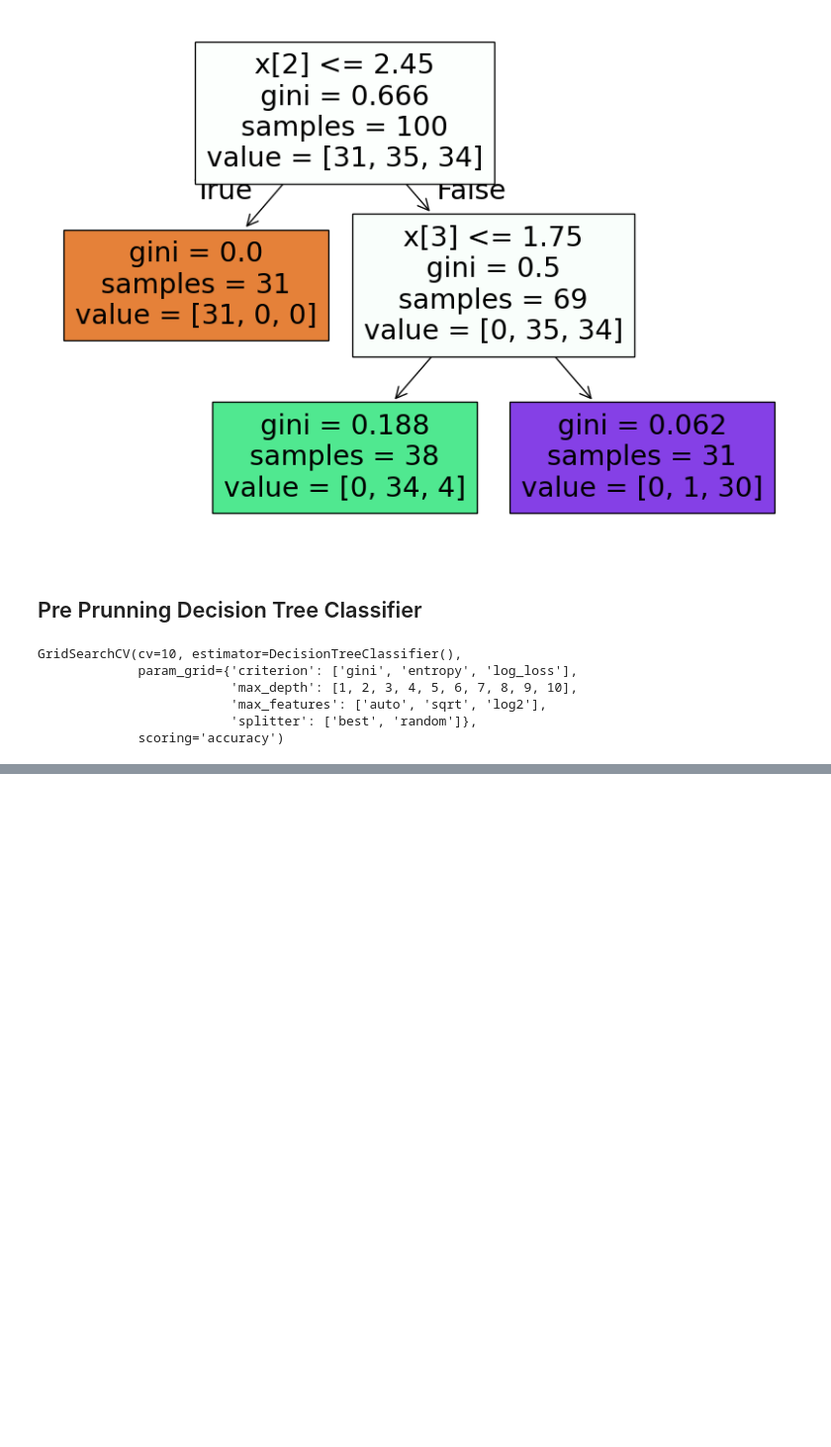
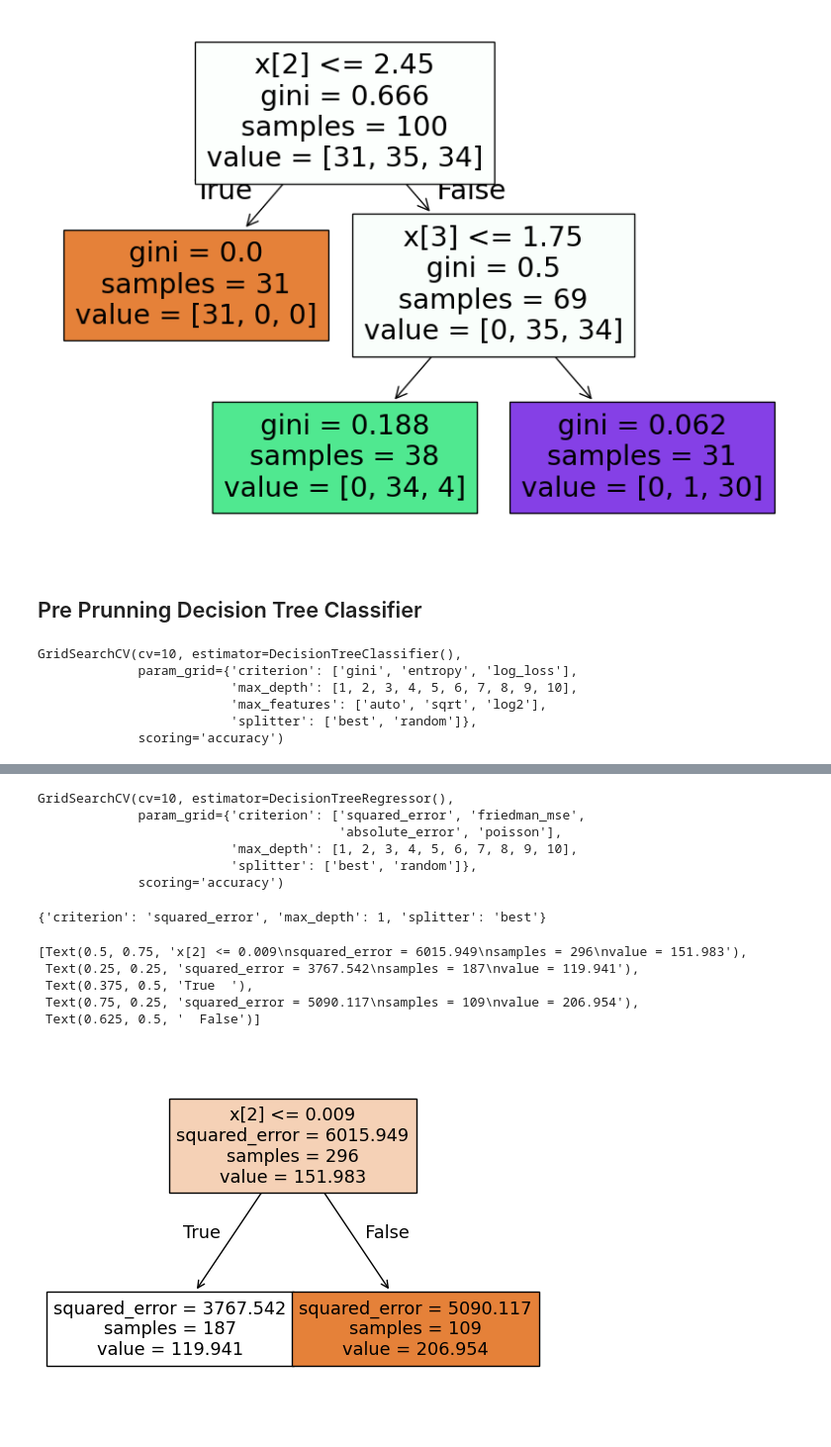
Before and after one commit to r3d-slayer/ML_Algos_Implementation, a Jupyter notebook: ML Practical Implementation/ML_practical_implementation.ipynb, the cells around one changed output, grey strips where cells are left out. Shown: that part at 99% size. Drawn from its saved outputs; the diff is of its cells as text; code cells hidden in the pictures; blank space fills up the shorter version.

```diff
--- a/ML Practical Implementation/ML_practical_implementation.ipynb
+++ b/ML Practical Implementation/ML_practical_implementation.ipynb
@@ -403,0 +420,17 @@ weighted avg       0.98      0.98      0.98        50
+# %%
+parameters = {"criterion":['squared_error', 'friedman_mse', 'absolute_error', 'poisson'], 'splitter': ['best', 'random'], 'max_depth':[1,2,3,4,5,6,7,8,9,10]}
+# %%
+GSR = GridSearchCV(DTR, param_grid=parameters, scoring='accuracy',cv=10)
+# %%
+GSR.fit(X_train,y_train)
+# %% [output]
+GridSearchCV(cv=10, estimator=DecisionTreeRegressor(),
+             param_grid={'criterion': ['squared_error', 'friedman_mse',
+                                       'absolute_error', 'poisson'],
+                         'max_depth': [1, 2, 3, 4, 5, 6, 7, 8, 9, 10],
+                         'splitter': ['best', 'random']},
+             scoring='accuracy')
+# %%
+GSR.best_params_
+# %% [output]
+{'criterion': 'squared_error', 'max_depth': 1, 'splitter': 'best'}
@@ -403,0 +439,11 @@ weighted avg       0.98      0.98      0.98        50
+# %%
+best_tree = GSR.best_estimator_
+# %%
+plot_tree(best_tree,filled=True)
+# %% [output]
+[Text(0.5, 0.75, 'x[2] <= 0.009\nsquared_error = 6015.949\nsamples = 296\nvalue = 151.983'),
+ Text(0.25, 0.25, 'squared_error = 3767.542\nsamples = 187\nvalue = 119.941'),
+ Text(0.375, 0.5, 'True  '),
+ Text(0.75, 0.25, 'squared_error = 5090.117\nsamples = 109\nvalue = 206.954'),
+ Text(0.625, 0.5, '  False')]
+[figure, added]
```
Also changed, not shown: parts of 11 cells of this notebook.
